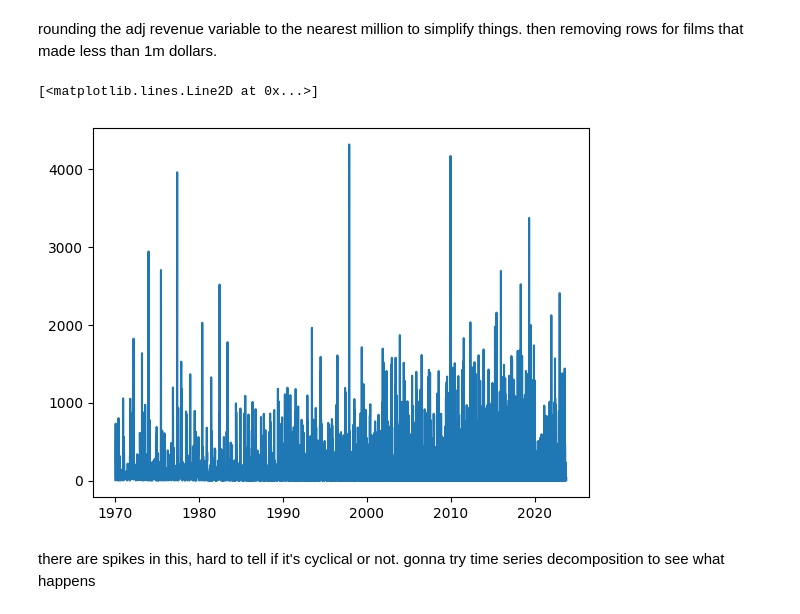
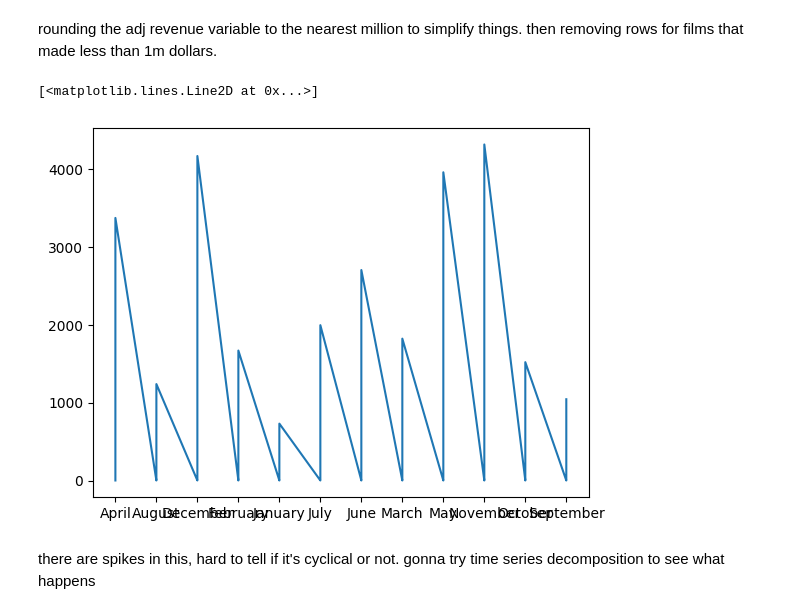
Before and after one commit to clsteel/dtsc_capstone_2023, a Jupyter notebook: data_cleaning/Preprocessing.ipynb, the cells around one changed output. Drawn from its saved outputs; the diff is of its cells as text; code cells hidden in the pictures.

```diff
--- a/data_cleaning/Preprocessing.ipynb
+++ b/data_cleaning/Preprocessing.ipynb
@@ -156,7 +156,7 @@ data = data[(data['runtime'] > 60)]
 looking at release dates
 # %%
 data['release_date'] = pd.to_datetime(data['release_date'], format="%Y-%m-%d")
-data['release_month'] = data['release_date'].dt.month
+data['release_month'] = data['release_date'].dt.month_name()
 # %%
 data.hist(["release_date"])
 # %% [output]
@@ -407,15 +407,15 @@ data_features['adj_revenue_millions'] = round(data_features['adj_revenue'],-6)/1
 # %%
 data_features = data_features[(data_features['adj_revenue_millions'] >= 1)]
 # %%
-xs = data_features['release_date']
+xs = data_features['release_month']
 ys = data_features['adj_revenue_millions']
 
 xs, ys = zip(*sorted(zip(xs, ys)))
 
 plt.pyplot.plot(xs, ys)
 # %% [output]
 [<matplotlib.lines.Line2D at 0x...>]
-[figure, old version]
+[figure, new version]
 # %% [markdown]
 there are spikes in this, hard to tell if it's cyclical or not. gonna try time series decomposition to see what happens
 # %%
```
Also changed, not shown: parts of 7 cells of this notebook, 5 other files.
